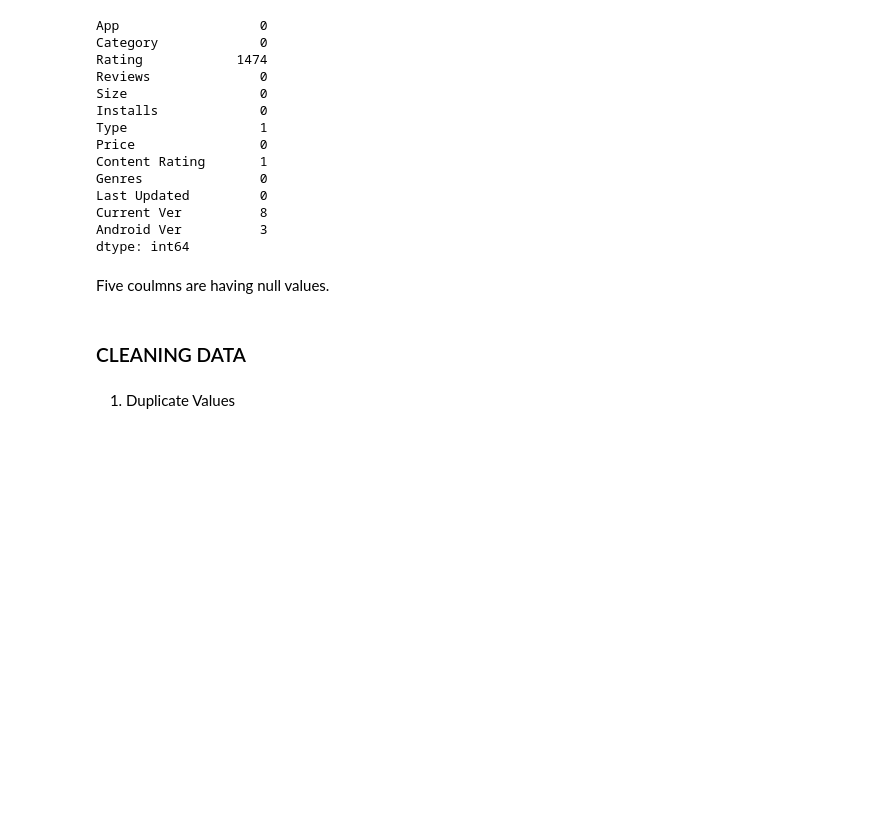
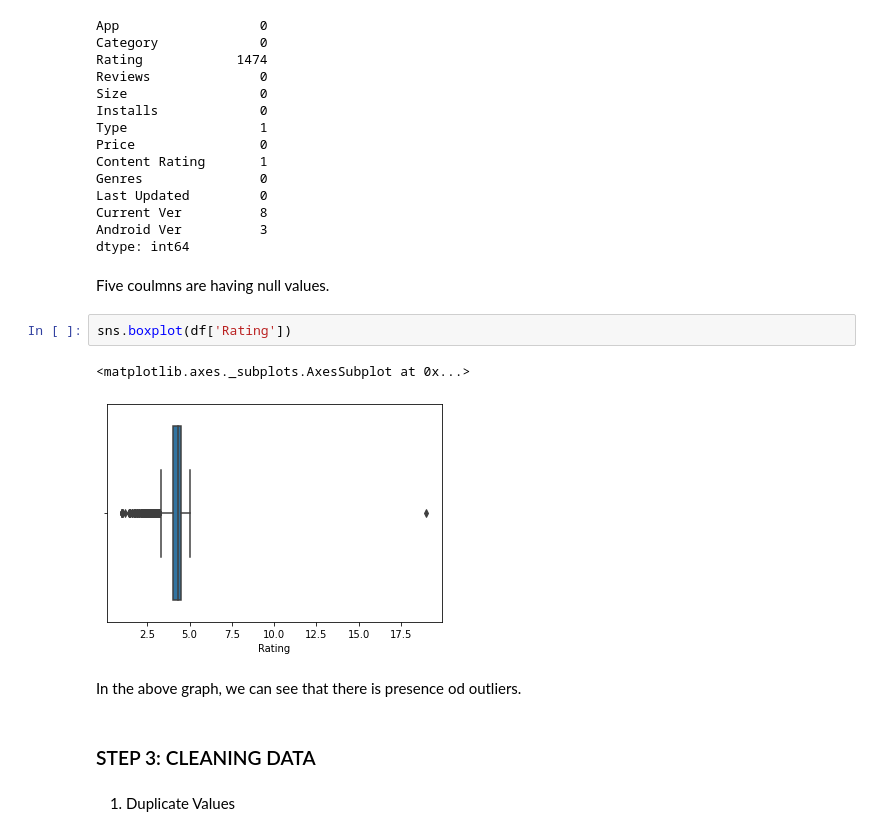
Before and after one commit to sonika-07/Play_Store_App_Review_Analysis, a Jupyter notebook: Playstore_App_Review_Analysis_Capston_Project.ipynb, the cells around one changed output. Saved outputs shown, nothing was run; the diff lists cells and outputs as text; blank space fills up the shorter version.

```diff
--- a/Playstore_App_Review_Analysis_Capston_Project.ipynb
+++ b/Playstore_App_Review_Analysis_Capston_Project.ipynb
@@ -99,8 +101,15 @@ Android Ver          3
 dtype: int64
 # %% [markdown]
 Five coulmns are having null values.
+# %%
+sns.boxplot(df['Rating'])
+# %% [output]
+<matplotlib.axes._subplots.AxesSubplot at 0x...>
+[figure, added]
+# %% [markdown]
+In the above graph, we can see that there is presence od outliers.
 # %% [markdown]
-### CLEANING DATA
+### STEP 3: CLEANING DATA
 # %% [markdown]
 1. Duplicate Values
 # %%
```
Also changed, not shown: parts of 71 cells of this notebook.
